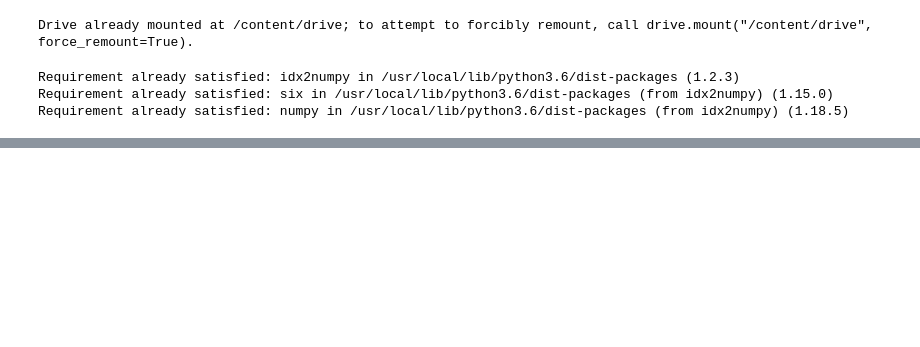
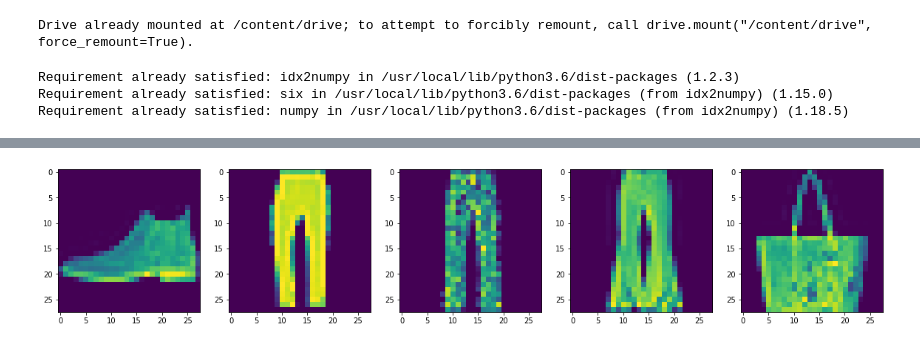
Before and after one commit to akshatgoel92/simple-nn, a Jupyter notebook: src/3_2.ipynb, the cells around one changed output, grey strips where cells are left out. Saved outputs shown, nothing was run; the diff lists cells and outputs as text; code cells hidden in the pictures; blank space fills up the shorter version.

```diff
--- a/src/3_2.ipynb
+++ b/src/3_2.ipynb
@@ -436,0 +448,4 @@ Done training...
+# %%
+plot_image(plot_clean[:5])
+# %% [output]
+[figure, added]
```
Also changed, not shown: parts of 5 cells of this notebook.
